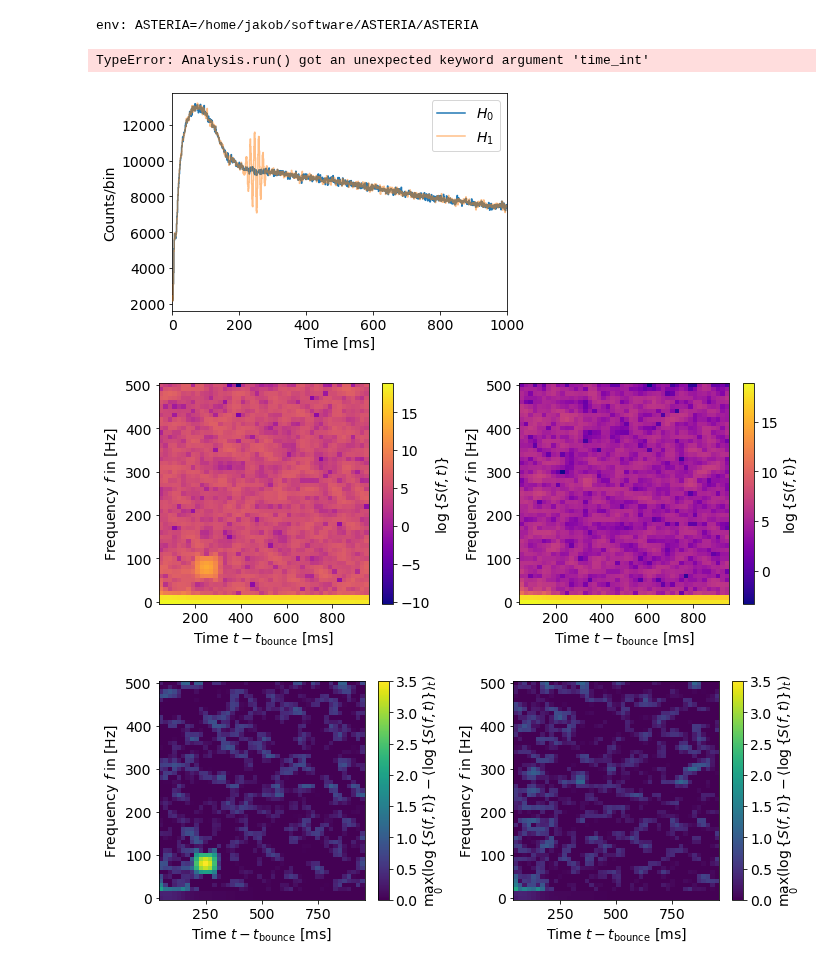
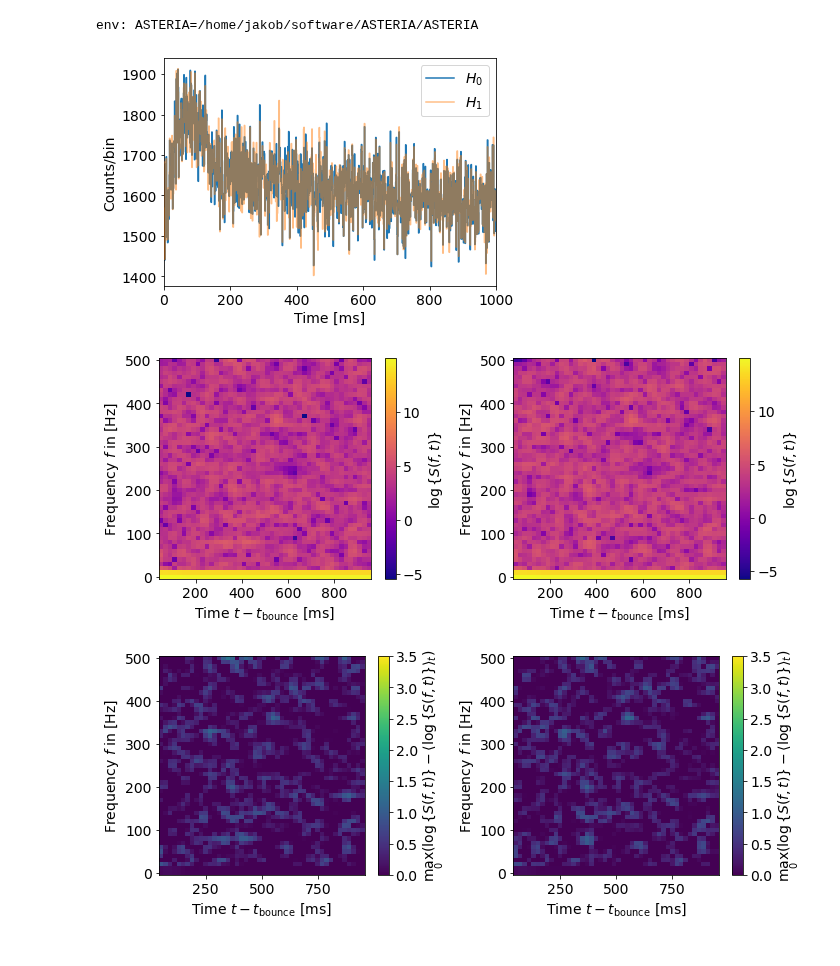
Before and after one commit to icecube/ASTERIA, a Jupyter notebook: docs/gen2-ana/test_stf.ipynb, the cells around one changed output. Saved outputs shown, nothing was run; the diff lists cells and outputs as text; code cells hidden in the pictures.

```diff
--- a/docs/gen2-ana/test_stf.ipynb
+++ b/docs/gen2-ana/test_stf.ipynb
@@ -14,23 +14,21 @@ add_wls = True
 detector_scope = "Gen2"
 
 trials = 10000
-distance = 1*u.kpc
+distance = 10*u.kpc
 frequency = 80*u.Hz # 50 Hz and 400 Hz, in steps of 50 Hz
 amplitude = 0.2 # 1% and 50% in log steps (1%, 2%, 5%, 10%, 20%, 50%)
 time_start = 200*u.ms
-time_end = 300*u.ms
+time_end = 600*u.ms
 position="center"
 
 sim_dt = 1 * u.ms
 res_dt = 1 * u.ms
-time_win = [0, 100] * u.s # time independent
-freq_res = 1 * u.Hz
-freq_win = [1, 1E6] * u.Hz # freq independent
 
 hann_len = 100*u.ms # length of Hann window
 hann_res = 5*u.Hz # relates to frequency resolution from hanning, mfft = freq_sam/freq_sam
 hann_hop = 20*u.ms # offset by which Hann window is slided over signal
 freq_sam = (1/res_dt).to(u.Hz) # = 1/time_res
+time_int = False
 
 temp_para = {"frequency": frequency,
              "amplitude": amplitude, #in percent of max value
@@ -38,15 +36,12 @@ temp_para = {"frequency": frequency,
              "time_end": time_end,
              "position": position}
 
-fft_para = {"time_res": res_dt,
-             "time_win": time_win,
-             "freq_res": time_start,
-             "freq_win": freq_win}
 
 stf_para = {"hann_len": hann_len,
              "hann_res": hann_res,
              "hann_hop": hann_hop,
-             "freq_sam": freq_sam}
+             "freq_sam": freq_sam,
+             "time_int": time_int}
 
 
 model = {'name': 'Sukhbold_2015',
@@ -68,18 +63,16 @@ sim.run()
 # %%
 # Initialize analysis class and run analysis
 ana = Analysis(sim, res_dt = res_dt, distance=distance, trials = trials, temp_para=temp_para)
-ana.run(fft_para, stf_para, mode = "STF", time_int = True)
+ana.run(mode = "STF", ft_para = stf_para)
-# %% [output]
-TypeError: Analysis.run() got an unexpected keyword argument 'time_int'
 # %%
 plot_hits(ana.sim.time, ana._comb)
 # %% [output]
-[figure, old version]
+[figure, new version]
 # %%
-plot_stft(ana.stf_time_mid, ana.stf_freq_mid, ana._stf)
+plot_stft(ana.time_mid, ana.freq_mid, ana._stf)
 # %% [output]
-[figure, old version]
+[figure, new version]
 # %%
-plot_stft_log(ana.stf_time_mid, ana.stf_freq_mid, ana._log)
+plot_stft_log(ana.time_mid, ana.freq_mid, ana._log)
 # %% [output]
-[figure, old version]
+[figure, new version]
```
Also changed, not shown: parts of 8 cells of this notebook, 3 other files.
